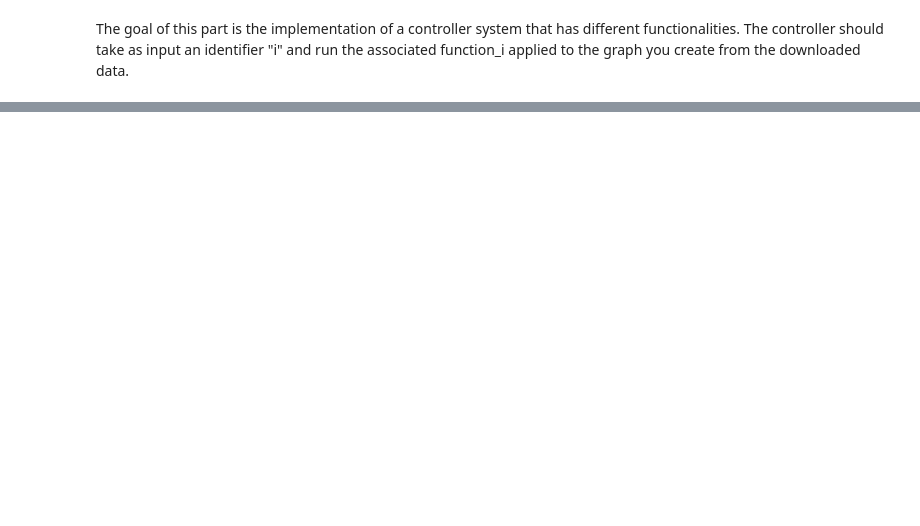
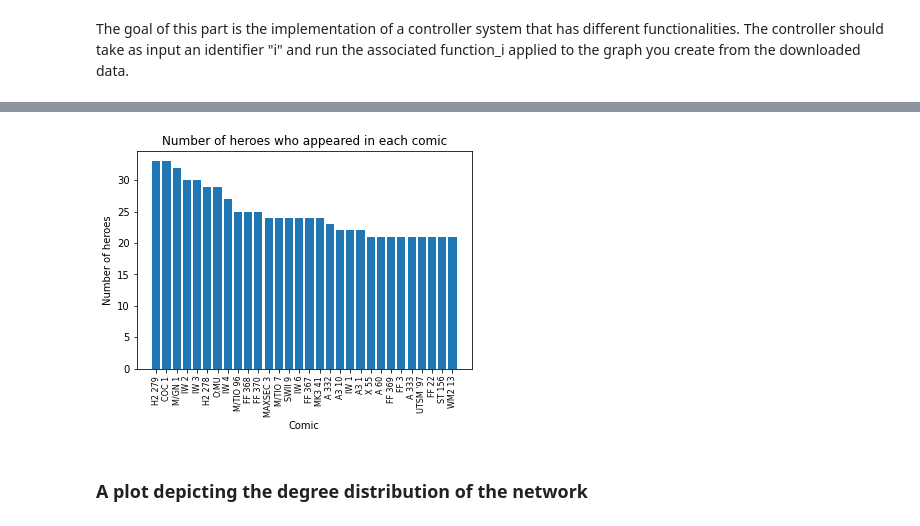
Before and after one commit to nicolagrieco00/ADM-HW5, a Jupyter notebook: main.ipynb, the cells around one changed output, grey strips where cells are left out. Drawn from its saved outputs; the diff is of its cells as text; code cells hidden in the pictures; blank space fills up the shorter version.

```diff
--- a/main.ipynb
+++ b/main.ipynb
@@ -513,0 +549,2 @@ func(G)
+# %%
+my_dict2 = functionality_1(G2, 2, N=50)
@@ -513,0 +670,22 @@ func(G)
+# %%
+appearances = my_dict2['comic_appearances_total']
+# %%
+sorted_comic_appearances = {k: v for k, v in sorted(appearances.items(), key=lambda item: item[1], reverse=True)}
+# %%
+# Get the comic names and hero appearances from the sorted dictionary
+comics = list(sorted_comic_appearances.keys())[:30]
+counts = list(sorted_comic_appearances.values())[:30]
+# %%
+plt.bar(comics, counts)
+plt.xlabel('Comic')
+plt.ylabel('Number of heroes')
+plt.title('Number of heroes who appeared in each comic')
+# Rotate the x-axis labels by 90 degrees
+plt.xticks(rotation=90, fontsize=8)
+
+# Show the plot
+plt.show()
+# %% [output]
+[figure, added]
+# %% [markdown]
+### A plot depicting the degree distribution of the network
```
Also changed, not shown: parts of 97 cells of this notebook, 1 other file.
